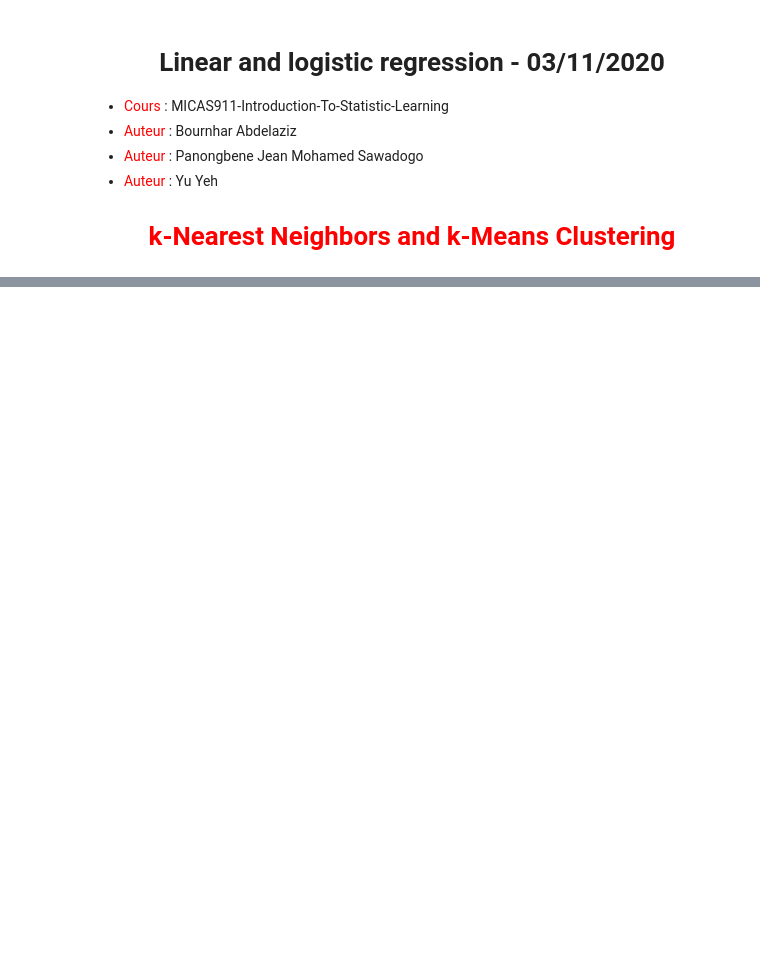
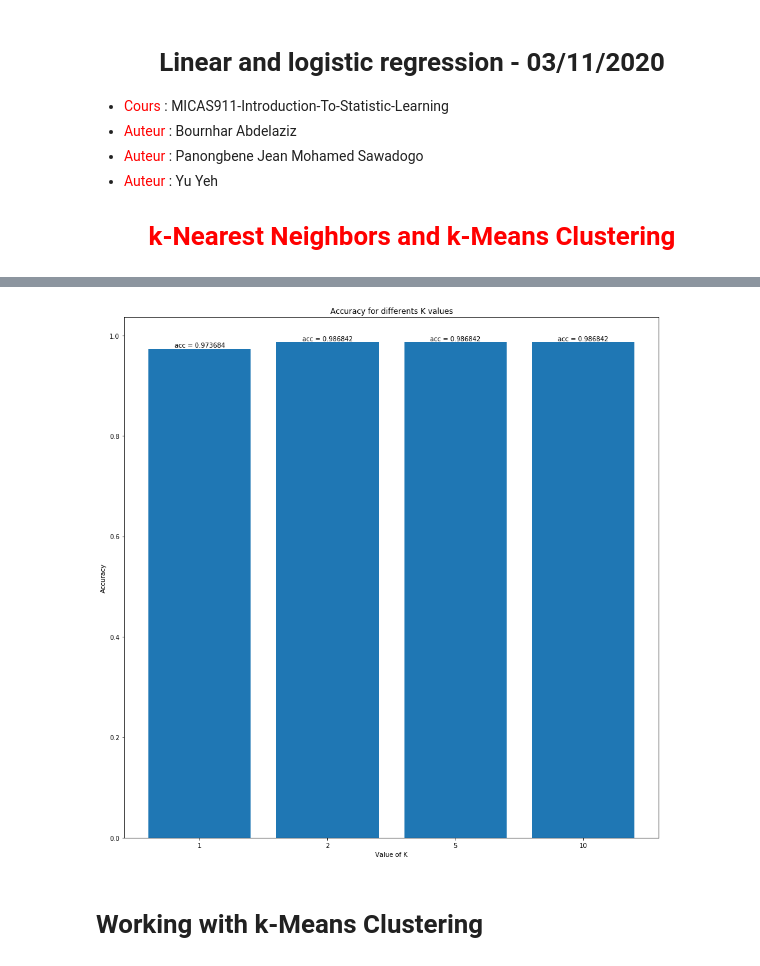
Before and after one commit to Panongbene/masster2IPP, a Jupyter notebook: TP_k_Nearest_Neighbors_Bounhar_Sawadogo_Yeh.ipynb, the cells around one changed output, grey strips where cells are left out. Saved outputs shown, nothing was run; the diff lists cells and outputs as text; code cells hidden in the pictures; blank space fills up the shorter version.

```diff
--- a/TP_k_Nearest_Neighbors_Bounhar_Sawadogo_Yeh.ipynb
+++ b/TP_k_Nearest_Neighbors_Bounhar_Sawadogo_Yeh.ipynb
@@ -9,0 +110,2 @@
+# %%
+X_train, X_test, Y_train, Y_test = split_data(X, Y, 0.75)
@@ -9,0 +158,5 @@
+# %%
+Y_pred = list()
+
+for i in X_test:
+    Y_pred.append(int(K_NN_predict(X_train, Y_train, i, 6)))
@@ -9,0 +167,36 @@
+# %%
+K_value = [1, 2, 5, 10]
+accuracy = list()
+# %%
+for k in K_value:
+    Y_pred = list()
+
+    for i in X_test:
+        Y_pred.append(int(K_NN_predict(X_train, Y_train, i, k)))
+
+    accuracy.append(accuracy_score(np.array(Y_test),np.array(Y_pred) ))
+# %%
+plt.figure(figsize=(15,15))
+
+k_value = list()
+for i in K_value:
+    k_value.append(str(i))
+
+unit = accuracy
+
+plot = plt.bar(k_value, accuracy)
+
+for value in plot:
+    height = value.get_height()
+    plt.text(value.get_x() + value.get_width()/2., height,'acc = %f' % height, ha='center', va='bottom')
+
+plt.title("Accuracy for differents K values")
+plt.xlabel('Value of K')
+plt.ylabel('Accuracy')
+
+# show the graph
+plt.show()
+# %% [output]
+[figure, added]
+# %% [markdown]
+# Working with k-Means Clustering
```
Also changed, not shown: parts of 14 cells of this notebook.
